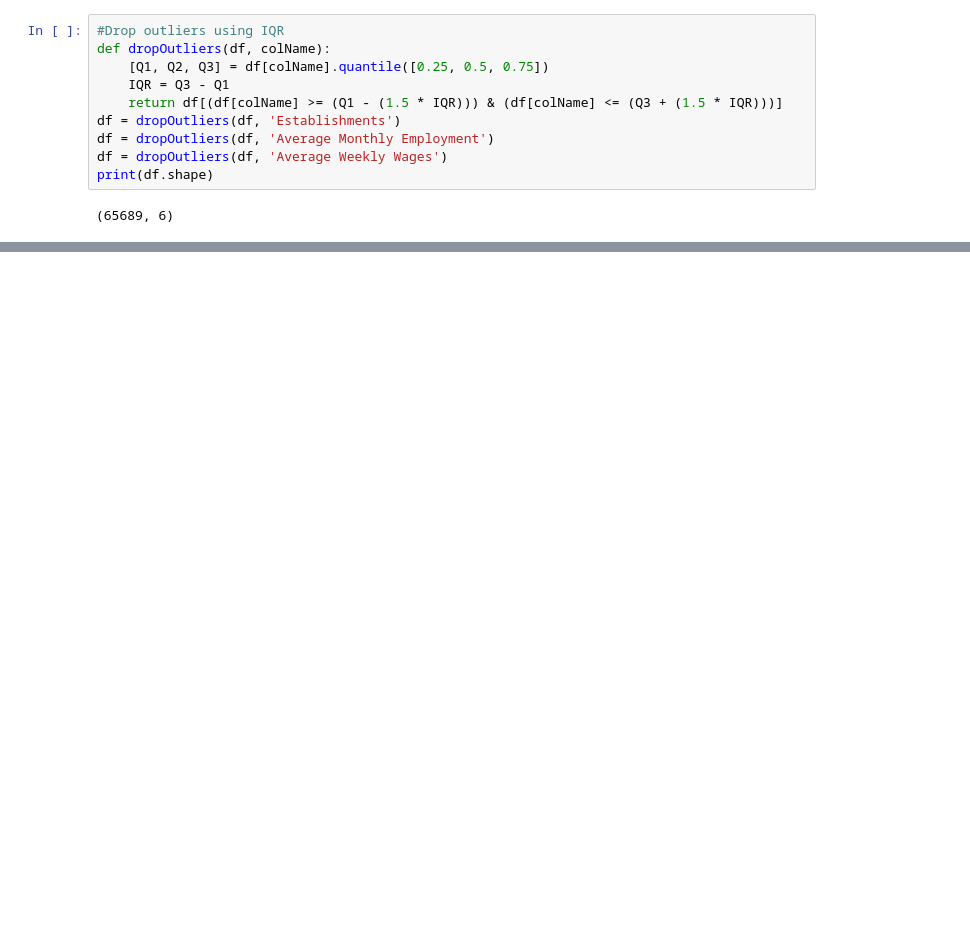
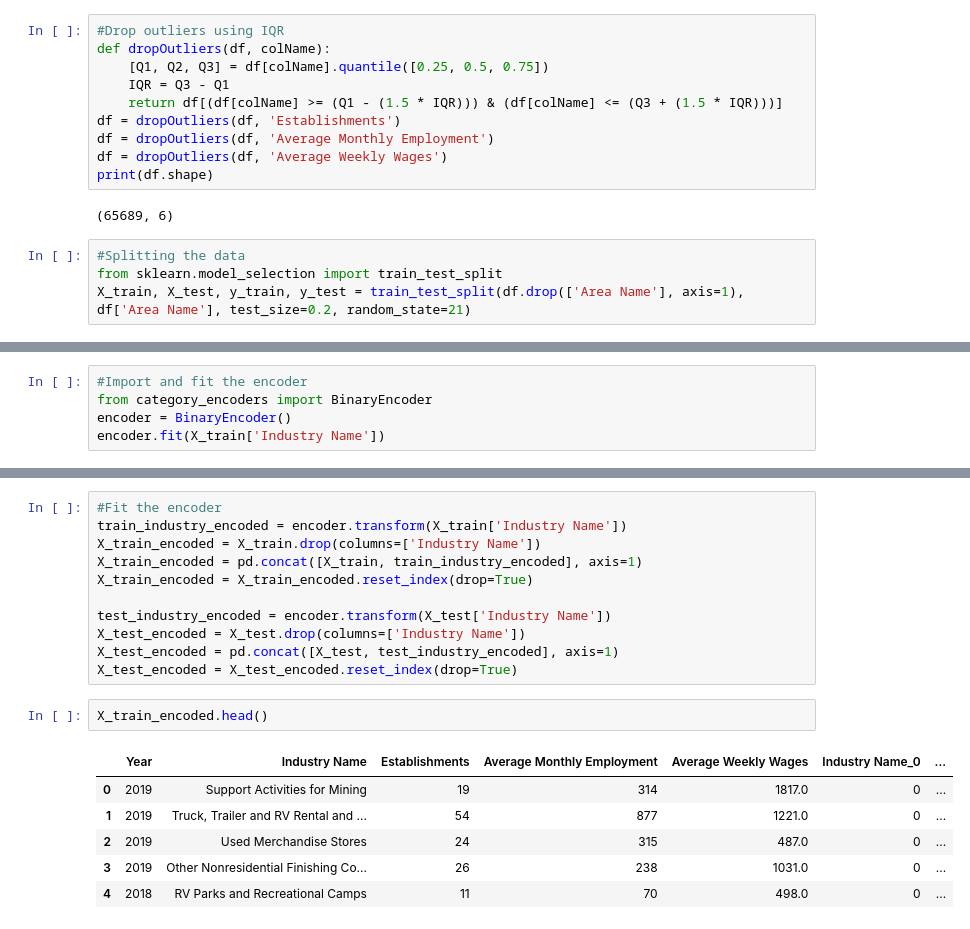
Before and after one commit to ericstratford/predictable-residence, a Jupyter notebook: CA_Residence_Prediction.ipynb, the cells around one changed output, grey strips where cells are left out. Saved outputs shown, nothing was run; the diff lists cells and outputs as text; blank space fills up the shorter version.

Commit message:
Splitting then training using BinaryEncoder

```diff
--- a/CA_Residence_Prediction.ipynb
+++ b/CA_Residence_Prediction.ipynb
@@ -147,3 +163,7 @@ df = dropOutliers(df, 'Average Weekly Wages')
 print(df.shape)
 # %% [output]
 (65689, 6)
+# %%
+#Splitting the data
+from sklearn.model_selection import train_test_split
+X_train, X_test, y_train, y_test = train_test_split(df.drop(['Area Name'], axis=1), df['Area Name'], test_size=0.2, random_state=21)
@@ -149,0 +194,5 @@ print(df.shape)
+# %%
+#Import and fit the encoder
+from category_encoders import BinaryEncoder
+encoder = BinaryEncoder()
+encoder.fit(X_train['Industry Name'])
@@ -149,0 +217,20 @@ print(df.shape)
+# %%
+#Fit the encoder
+train_industry_encoded = encoder.transform(X_train['Industry Name'])
+X_train_encoded = X_train.drop(columns=['Industry Name'])
+X_train_encoded = pd.concat([X_train, train_industry_encoded], axis=1)
+X_train_encoded = X_train_encoded.reset_index(drop=True)
+
+test_industry_encoded = encoder.transform(X_test['Industry Name'])
+X_test_encoded = X_test.drop(columns=['Industry Name'])
+X_test_encoded = pd.concat([X_test, test_industry_encoded], axis=1)
+X_test_encoded = X_test_encoded.reset_index(drop=True)
+# %%
+X_train_encoded.head()
+# %% [output]
+|  | Year | Industry Name | Establishments | Average Monthly Employment | Average Weekly Wages | Industry Name_0 | ... |
+| 0 | 2019 | Support Activities for Mining | 19 | 314 | 1817.0 | 0 | ... |
+| 1 | 2019 | Truck, Trailer and RV Rental and ... | 54 | 877 | 1221.0 | 0 | ... |
+| 2 | 2019 | Used Merchandise Stores | 24 | 315 | 487.0 | 0 | ... |
+| 3 | 2019 | Other Nonresidential Finishing Co... | 26 | 238 | 1031.0 | 0 | ... |
+| 4 | 2018 | RV Parks and Recreational Camps | 11 | 70 | 498.0 | 0 | ... |
```
Also changed, not shown: parts of 9 cells of this notebook.
